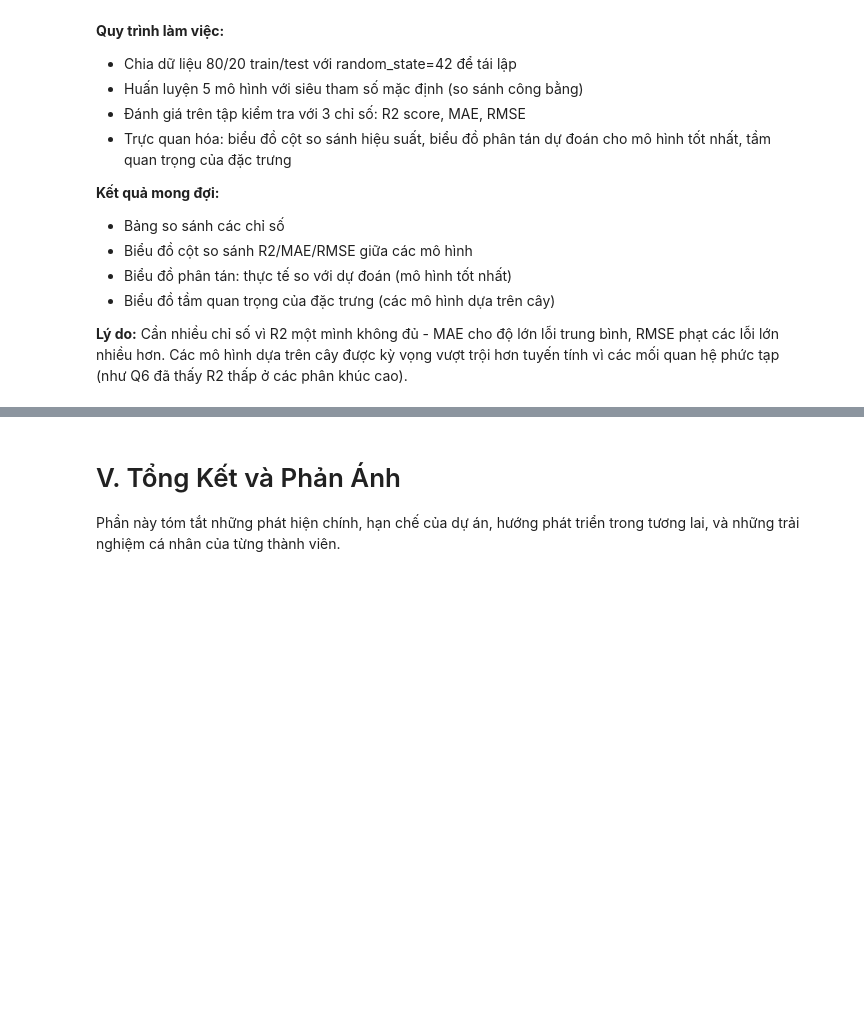
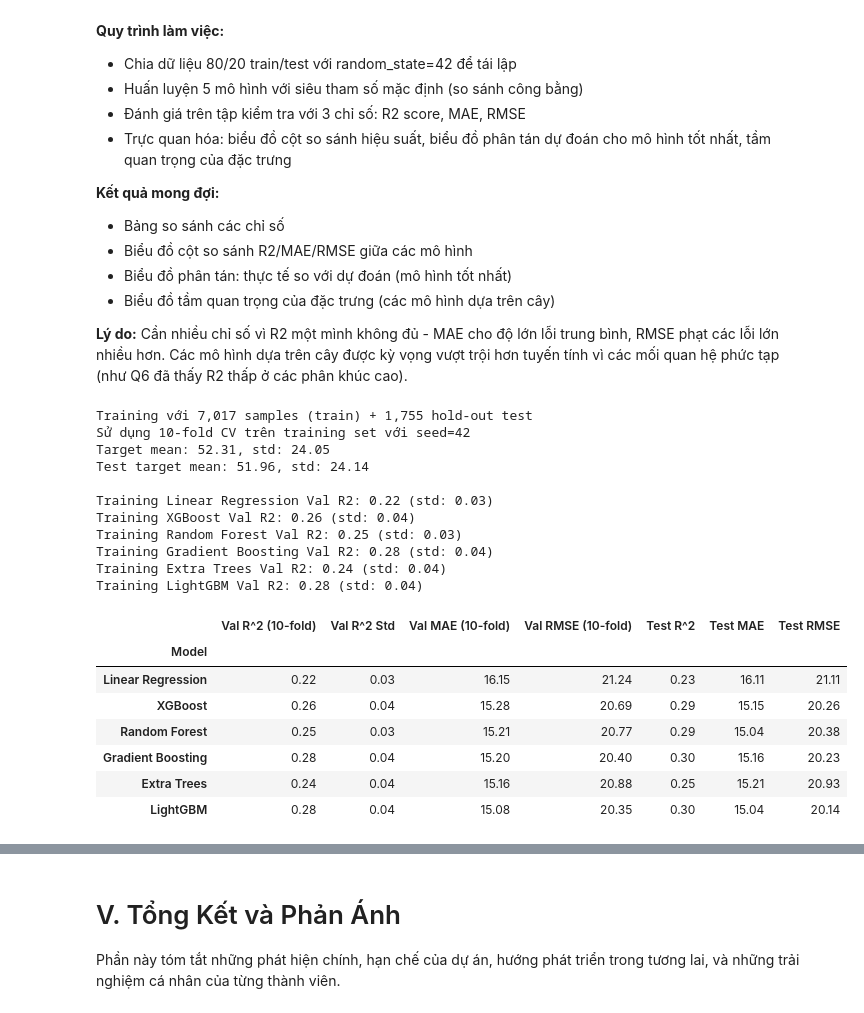
Before and after one commit to chisngyen/Spotify_Global_Music_Analysis, a Jupyter notebook: notebooks/final_notebook.ipynb, the cells around one changed output, grey strips where cells are left out. Drawn from its saved outputs; the diff is of its cells as text; code cells hidden in the pictures; blank space fills up the shorter version.

```diff
--- a/notebooks/final_notebook.ipynb
+++ b/notebooks/final_notebook.ipynb
@@ -1600,19 +1922,6 @@ for name, model in models.items():
         X_fold_val = X_train.iloc[val_idx]
         y_fold_val = y_train.iloc[val_idx]
 
-        # Chuẩn hóa riêng cho từng fold
-        fold_scaler = StandardScaler()
-        X_fold_train_scaled = pd.DataFrame(
-            fold_scaler.fit_transform(X_fold_train),
-            columns=X_fold_train.columns,
-            index=X_fold_train.index
-        )
-        X_fold_val_scaled = pd.DataFrame(
-            fold_scaler.transform(X_fold_val),
-            columns=X_fold_val.columns,
-            index=X_fold_val.index
-        )
-
         if name == 'Linear Regression':
             fold_model = LinearRegression()
         elif name == 'XGBoost':
@@ -1626,8 +1935,8 @@ for name, model in models.items():
         else:
             fold_model = lgb.LGBMRegressor(n_estimators=100, max_depth=5, random_state=BEST_SEED, verbose=-1)
 
-        fold_model.fit(X_fold_train_scaled, y_fold_train)
-        y_val_pred = fold_model.predict(X_fold_val_scaled)
+        fold_model.fit(X_fold_train, y_fold_train)
+        y_val_pred = fold_model.predict(X_fold_val)
 
         val_r2_scores.append(r2_score(y_fold_val, y_val_pred))
         val_mae_scores.append(mean_absolute_error(y_fold_val, y_val_pred))
@@ -1637,35 +1946,55 @@ for name, model in models.items():
     std_val_r2 = np.std(val_r2_scores)
     avg_val_mae = np.mean(val_mae_scores)
     avg_val_rmse = np.mean(val_rmse_scores)
 
     print(f'Val R2: {avg_val_r2:.2f} (std: {std_val_r2:.2f})')
 
     # Train trên toàn bộ train set với dữ liệu đã chuẩn hóa
-    model.fit(X_train_scaled, y_train)
-    y_test_pred = model.predict(X_test_scaled)
+    model.fit(X_train, y_train)
+    y_test_pred = model.predict(X_test)
 
     test_r2 = r2_score(y_test, y_test_pred)
     test_mae = mean_absolute_error(y_test, y_test_pred)
     test_rmse = np.sqrt(mean_squared_error(y_test, y_test_pred))
 
     q7_results[name] = {
         'model': model,
         'predictions': y_test_pred
     }
 
     q7_metrics_data.append({
         'Model': name,
         f'Val R^2 ({N_FOLDS}-fold)': avg_val_r2,
         'Val R^2 Std': std_val_r2,
         f'Val MAE ({N_FOLDS}-fold)': avg_val_mae,
         f'Val RMSE ({N_FOLDS}-fold)': avg_val_rmse,
         'Test R^2': test_r2,
         'Test MAE': test_mae,
         'Test RMSE': test_rmse
     })
 
 q7_metrics_df = pd.DataFrame(q7_metrics_data).set_index('Model')
 q7_metrics_df
+# %% [output]
+Training với 7,017 samples (train) + 1,755 hold-out test
+Sử dụng 10-fold CV trên training set với seed=42
+Target mean: 52.31, std: 24.05
+Test target mean: 51.96, std: 24.14
+
+Training Linear Regression Val R2: 0.22 (std: 0.03)
+Training XGBoost Val R2: 0.26 (std: 0.04)
+Training Random Forest Val R2: 0.25 (std: 0.03)
+Training Gradient Boosting Val R2: 0.28 (std: 0.04)
+Training Extra Trees Val R2: 0.24 (std: 0.04)
+Training LightGBM Val R2: 0.28 (std: 0.04)
+|  | Val R^2 (10-fold) | Val R^2 Std | Val MAE (10-fold) | Val RMSE (10-fold) | Test R^2 | Test MAE | Test RMSE |
+| Model |  |  |  |  |  |  |  |
+| Linear Regression | 0.22 | 0.03 | 16.15 | 21.24 | 0.23 | 16.11 | 21.11 |
+| XGBoost | 0.26 | 0.04 | 15.28 | 20.69 | 0.29 | 15.15 | 20.26 |
+| Random Forest | 0.25 | 0.03 | 15.21 | 20.77 | 0.29 | 15.04 | 20.38 |
+| Gradient Boosting | 0.28 | 0.04 | 15.20 | 20.40 | 0.30 | 15.16 | 20.23 |
+| Extra Trees | 0.24 | 0.04 | 15.16 | 20.88 | 0.25 | 15.21 | 20.93 |
+| LightGBM | 0.28 | 0.04 | 15.08 | 20.35 | 0.30 | 15.04 | 20.14 |
 # %%
 fig, axes = plt.subplots(1, 3, figsize=(18, 5))
 
```
Also changed, not shown: parts of 54 cells of this notebook.
